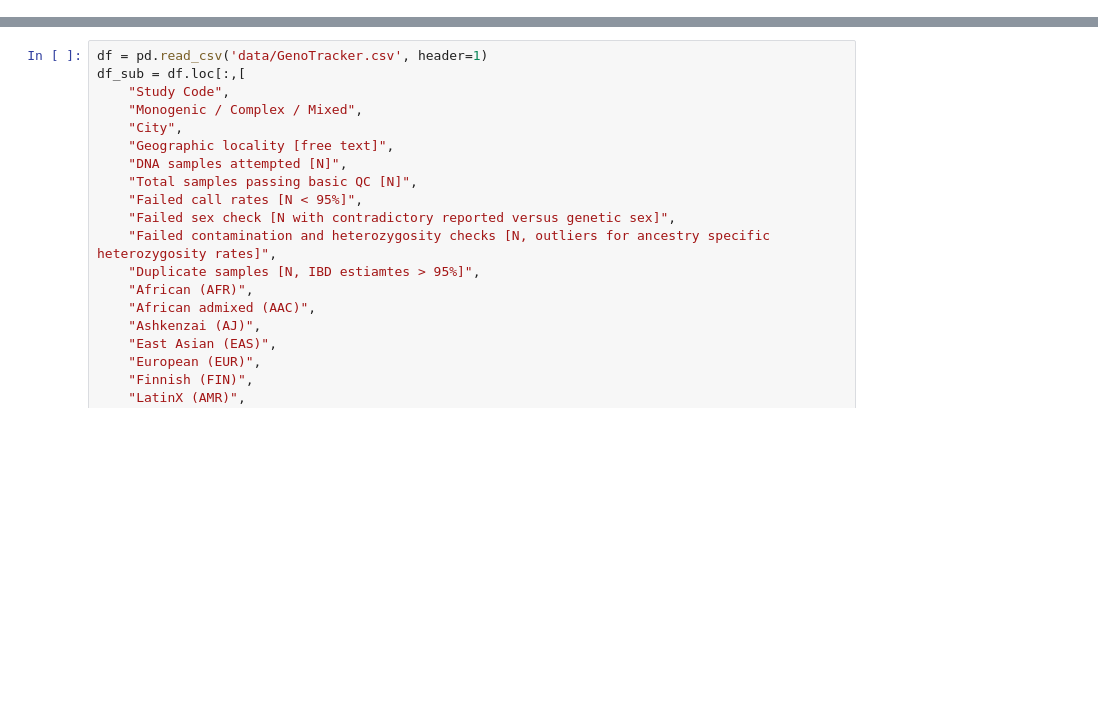
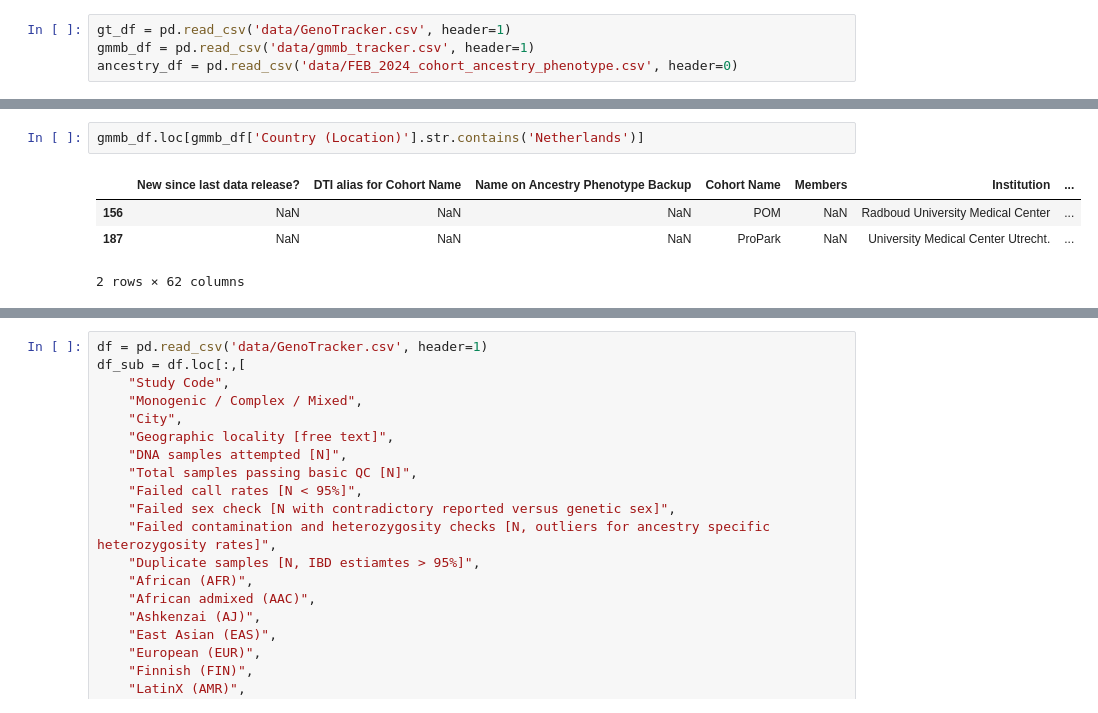
Before and after one commit to dvitale199/GenoTracker, a Jupyter notebook: data_proc.ipynb, the cells around one changed output, grey strips where cells are left out. Drawn from its saved outputs; the diff is of its cells as text; blank space fills up the shorter version.

```diff
--- a/data_proc.ipynb
+++ b/data_proc.ipynb
@@ -2,0 +5,4 @@ import pandas as pd
+# %%
+gt_df = pd.read_csv('data/GenoTracker.csv', header=1)
+gmmb_df = pd.read_csv('data/gmmb_tracker.csv', header=1)
+ancestry_df = pd.read_csv('data/FEB_2024_cohort_ancestry_phenotype.csv', header=0)
@@ -2,0 +25,7 @@ import pandas as pd
+# %%
+gmmb_df.loc[gmmb_df['Country (Location)'].str.contains('Netherlands')]
+# %% [output]
+|  | New since last data release? | DTI alias for Cohort Name | Name on Ancestry Phenotype Backup | Cohort Name | Members | Institution | ... |
+| 156 | NaN | NaN | NaN | POM | NaN | Radboud University Medical Center | ... |
+| 187 | NaN | NaN | NaN | ProPark | NaN | University Medical Center Utrecht. | ... |
+2 rows × 62 columns
```
Also changed, not shown: parts of 14 cells of this notebook, 2 other files.
